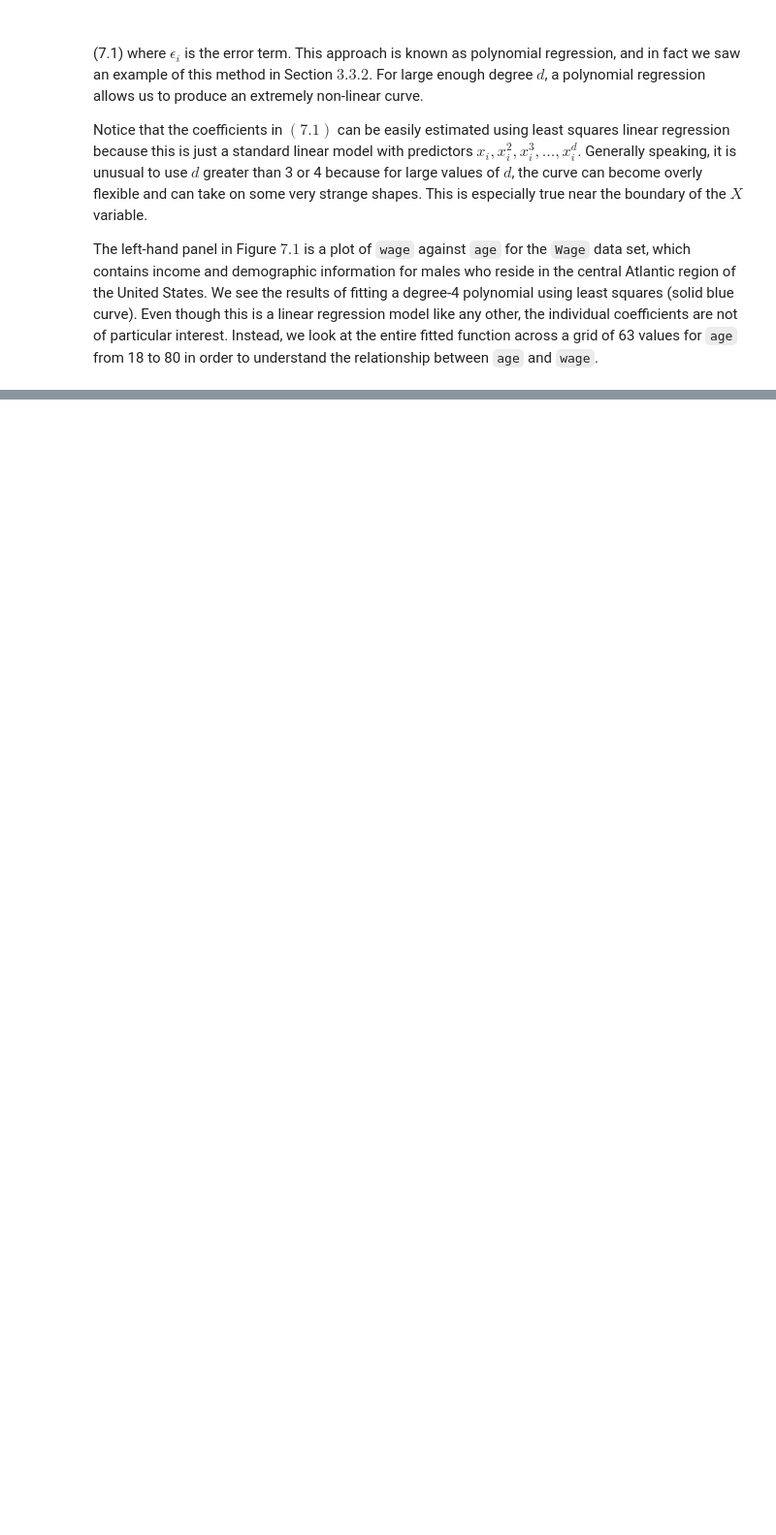
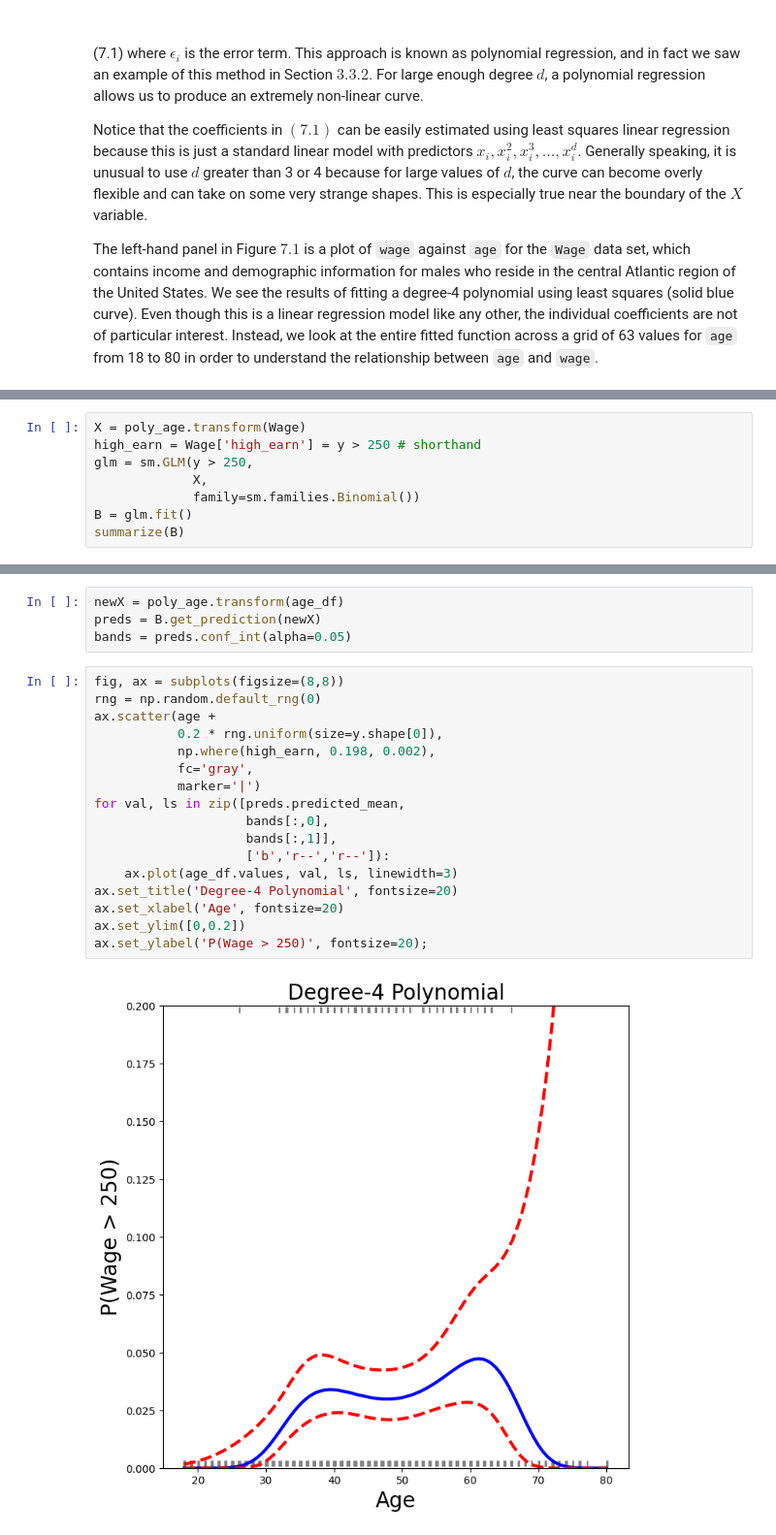
Before and after one commit to zozoking101/An-Introduction-to-Statistical-Learning-with-Applications-in-Python, a Jupyter notebook: 7_Moving_Beyond_Linearity/Chapter_7.ipynb, the cells around one changed output, grey strips where cells are left out. Shown at 97% size. Drawn from its saved outputs; the diff is of its cells as text; blank space fills up the shorter version.

```diff
--- a/7_Moving_Beyond_Linearity/Chapter_7.ipynb
+++ b/7_Moving_Beyond_Linearity/Chapter_7.ipynb
@@ -82,0 +509,8 @@ It seems like the wages in Figure $7.1$ are from two distinct populations: there
+# %%
+X = poly_age.transform(Wage)
+high_earn = Wage['high_earn'] = y > 250 # shorthand
+glm = sm.GLM(y > 250,
+             X,
+             family=sm.families.Binomial())
+B = glm.fit()
+summarize(B)
@@ -82,0 +524,23 @@ It seems like the wages in Figure $7.1$ are from two distinct populations: there
+# %%
+newX = poly_age.transform(age_df)
+preds = B.get_prediction(newX)
+bands = preds.conf_int(alpha=0.05)
+# %%
+fig, ax = subplots(figsize=(8,8))
+rng = np.random.default_rng(0)
+ax.scatter(age +
+           0.2 * rng.uniform(size=y.shape[0]),
+           np.where(high_earn, 0.198, 0.002),
+           fc='gray',
+           marker='|')
+for val, ls in zip([preds.predicted_mean,
+                    bands[:,0],
+                    bands[:,1]],
+                    ['b','r--','r--']):
+    ax.plot(age_df.values, val, ls, linewidth=3)
+ax.set_title('Degree-4 Polynomial', fontsize=20)
+ax.set_xlabel('Age', fontsize=20)
+ax.set_ylim([0,0.2])
+ax.set_ylabel('P(Wage > 250)', fontsize=20);
+# %% [output]
+[figure, added]
```
Also changed, not shown: parts of 91 cells of this notebook.
